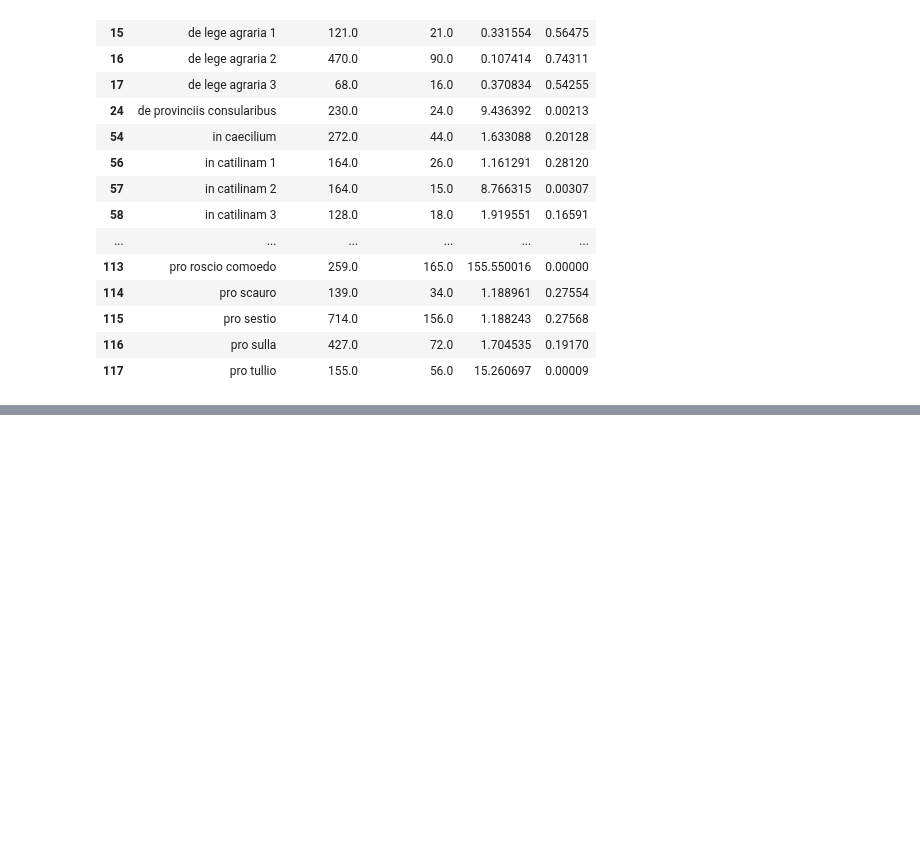
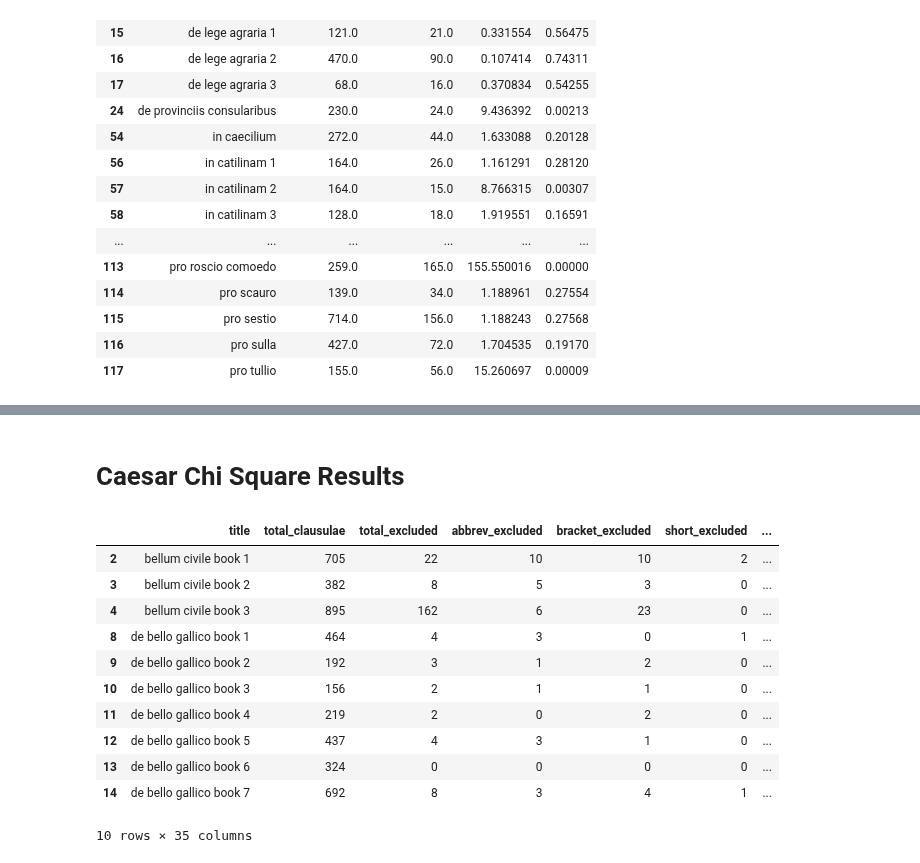
Before and after one commit to TylerKirby/latin-prose-rhythm, a Jupyter notebook: notebooks/chi_square_contingency_test.ipynb, the cells around one changed output, grey strips where cells are left out. Drawn from its saved outputs; the diff is of its cells as text; code cells hidden in the pictures; blank space fills up the shorter version.

```diff
--- a/notebooks/chi_square_contingency_test.ipynb
+++ b/notebooks/chi_square_contingency_test.ipynb
@@ -192,0 +390,31 @@ len(artistic_rhythms)
+# %% [markdown]
+# Caesar Chi Square Results
+# %%
+caesar_df = pd.read_csv('../data/caesar_df.csv')
+include = [
+    'bellum civile book 1',
+    'bellum civile book 2',
+    'bellum civile book 3',
+    'de bello gallico book 1',
+    'de bello gallico book 2',
+    'de bello gallico book 3',
+    'de bello gallico book 4',
+    'de bello gallico book 5',
+    'de bello gallico book 6',
+    'de bello gallico book 7'
+]
+caesar_df = caesar_df.loc[caesar_df['title'].isin(include)]
+caesar_df
+# %% [output]
+|  | title | total_clausulae | total_excluded | abbrev_excluded | bracket_excluded | short_excluded | ... |
+| 2 | bellum civile book 1 | 705 | 22 | 10 | 10 | 2 | ... |
+| 3 | bellum civile book 2 | 382 | 8 | 5 | 3 | 0 | ... |
+| 4 | bellum civile book 3 | 895 | 162 | 6 | 23 | 0 | ... |
+| 8 | de bello gallico book 1 | 464 | 4 | 3 | 0 | 1 | ... |
+| 9 | de bello gallico book 2 | 192 | 3 | 1 | 2 | 0 | ... |
+| 10 | de bello gallico book 3 | 156 | 2 | 1 | 1 | 0 | ... |
+| 11 | de bello gallico book 4 | 219 | 2 | 0 | 2 | 0 | ... |
+| 12 | de bello gallico book 5 | 437 | 4 | 3 | 1 | 0 | ... |
+| 13 | de bello gallico book 6 | 324 | 0 | 0 | 0 | 0 | ... |
+| 14 | de bello gallico book 7 | 692 | 8 | 3 | 4 | 1 | ... |
+10 rows × 35 columns
```
Also changed, not shown: parts of 24 cells of this notebook.
